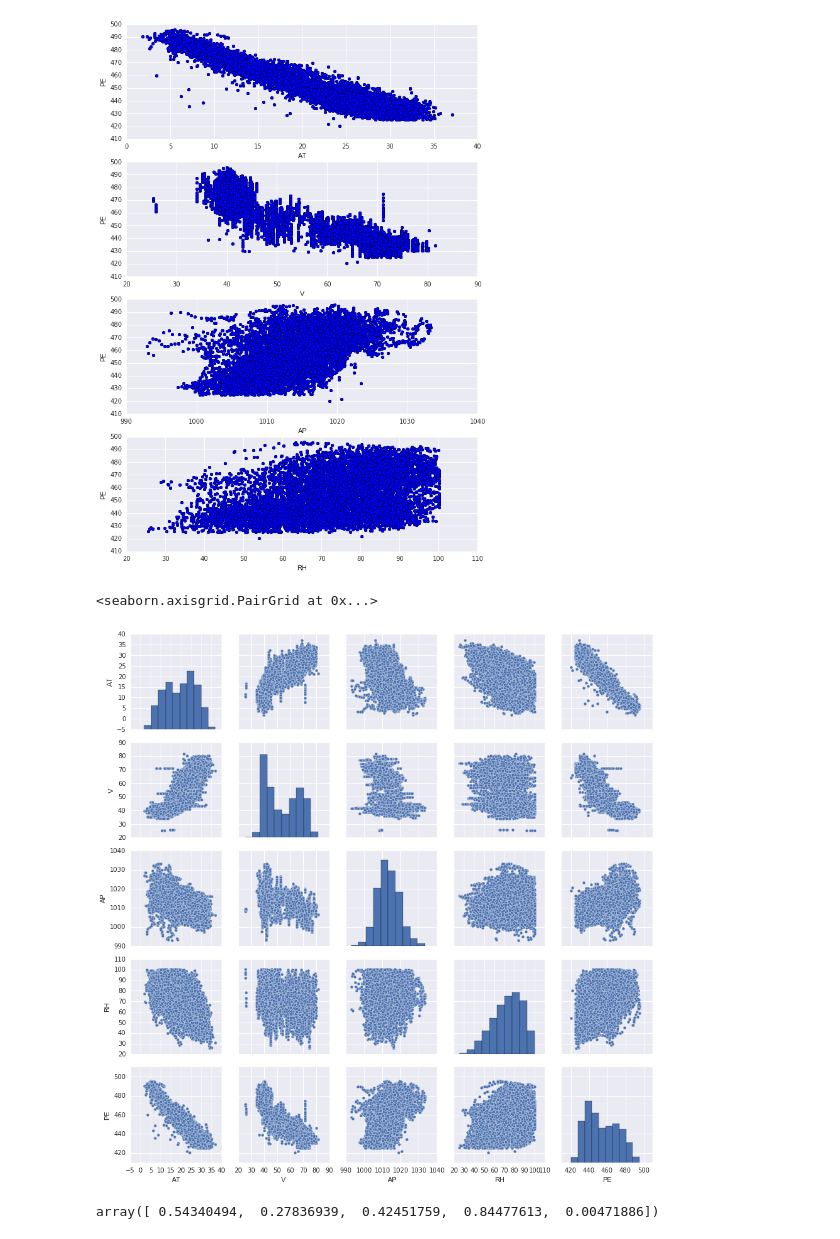
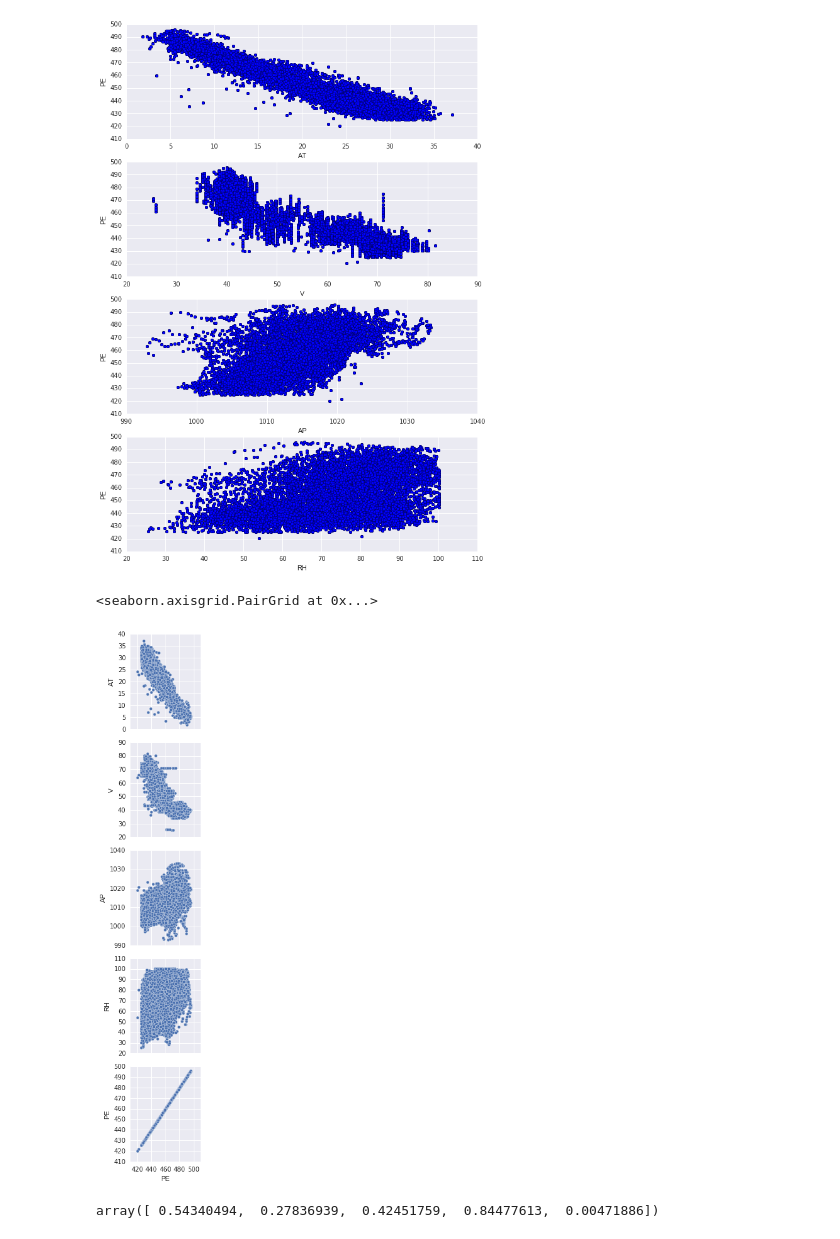
Before and after one commit to Einext/jupyter-notebooks, a Jupyter notebook: 03 Linear Regression.ipynb, the cells around one changed output. Saved outputs shown, nothing was run; the diff lists cells and outputs as text; code cells hidden in the pictures.

```diff
--- a/03 Linear Regression.ipynb
+++ b/03 Linear Regression.ipynb
@@ -32,10 +32,10 @@ for i, v in enumerate(["AT", "V", "AP", "RH"]):
 # %% [output]
 [figure]
 # %%
-sns.pairplot(df)
+sns.pairplot(df, x_vars="PE", y_vars=df.columns)
 # %% [output]
 <seaborn.axisgrid.PairGrid at 0x...>
-[figure, old version]
+[figure, new version]
 # %%
 from sklearn.model_selection import train_test_split
 # %%
```
Also changed, not shown: parts of 15 cells of this notebook.
